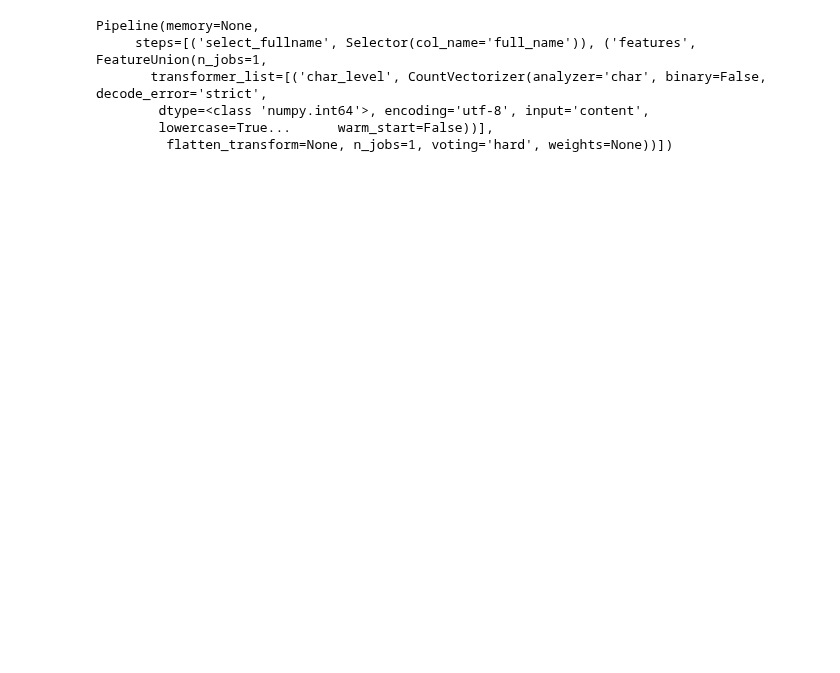
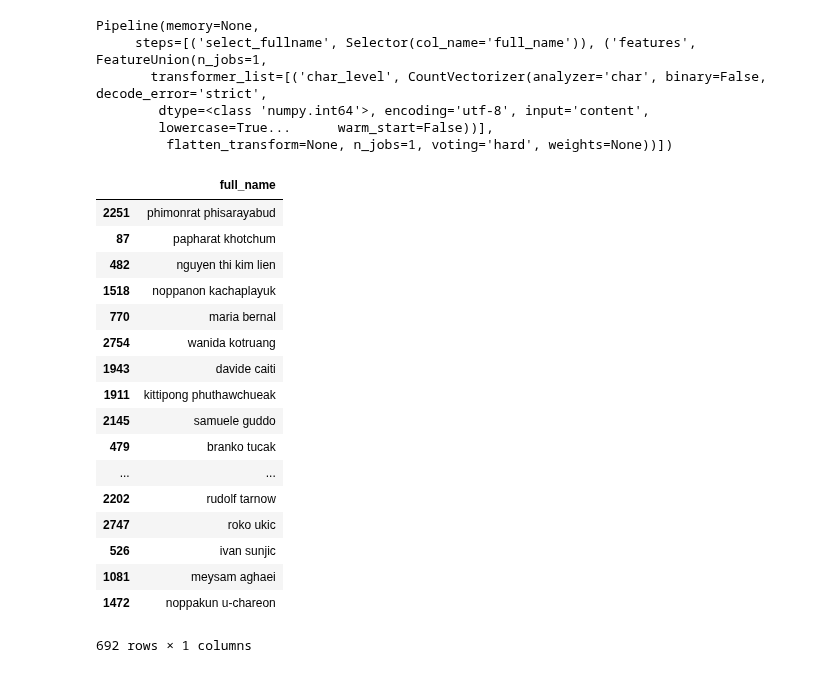
Before and after one commit to eeghor/ethnicity_detector, a Jupyter notebook: ip-classifier.ipynb, the cells around one changed output. Cells and saved outputs as stored; diff of their text form; code cells hidden in the pictures; blank space fills up the shorter version.

```diff
--- a/ip-classifier.ipynb
+++ b/ip-classifier.ipynb
@@ -260,3 +261,24 @@ Pipeline(memory=None,
         dtype=<class 'numpy.int64'>, encoding='utf-8', input='content',
         lowercase=True...      warm_start=False))],
          flatten_transform=None, n_jobs=1, voting='hard', weights=None))])
+# %%
+X_test
+# %% [output]
+|  | full_name |
+| 2251 | phimonrat phisarayabud |
+| 87 | papharat khotchum |
+| 482 | nguyen thi kim lien |
+| 1518 | noppanon kachaplayuk |
+| 770 | maria bernal |
+| 2754 | wanida kotruang |
+| 1943 | davide caiti |
+| 1911 | kittipong phuthawchueak |
+| 2145 | samuele guddo |
+| 479 | branko tucak |
+| ... | ... |
+| 2202 | rudolf tarnow |
+| 2747 | roko ukic |
+| 526 | ivan sunjic |
+| 1081 | meysam aghaei |
+| 1472 | noppakun u-chareon |
+692 rows × 1 columns
```
Also changed, not shown: parts of 7 cells of this notebook.
